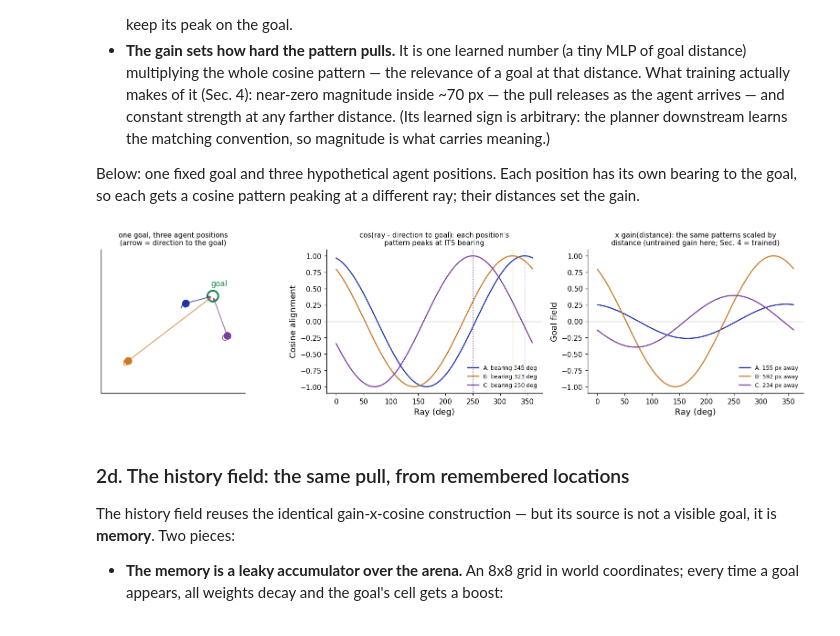
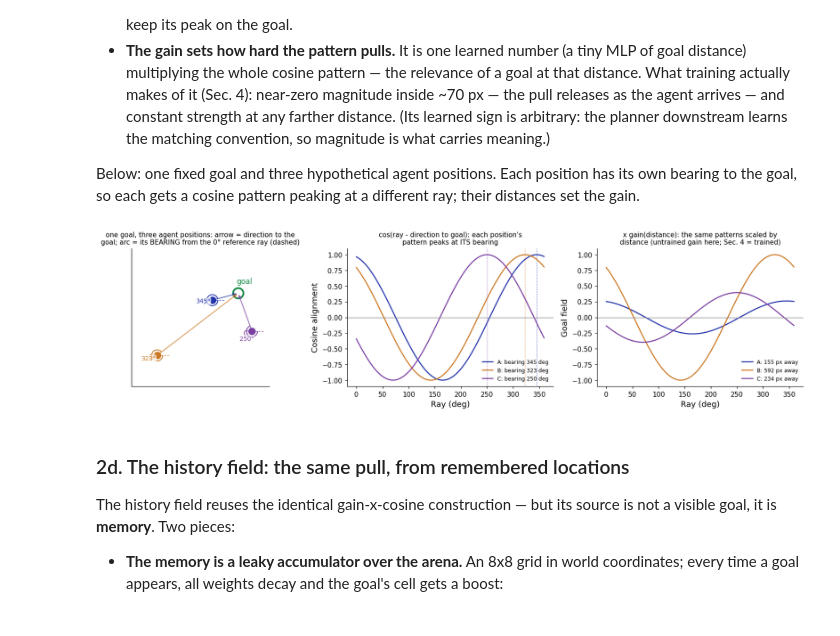
Before and after one commit to HanZhang-psych/Ego-Spatial-Sense, a Jupyter notebook: 2D-Escaping-Ball/tutorial_action_agent.ipynb, the cells around one changed output. Cells and saved outputs as stored; diff of their text form; code cells hidden in the pictures.

```diff
--- a/2D-Escaping-Ball/tutorial_action_agent.ipynb
+++ b/2D-Escaping-Ball/tutorial_action_agent.ipynb
@@ -217,6 +217,8 @@ Below: one fixed goal and three hypothetical agent positions. Each
 position has its own bearing to the goal, so each gets a cosine
 pattern peaking at a different ray; their distances set the gain.
 # %%
+from matplotlib.patches import Arc
+
 GOAL = (620, 260)
 agents = {"A (near)": (470, 300), "B (far)": (150, 620),
           "C (other side)": (700, 480)}
@@ -232,42 +234,54 @@ for name, (x, y) in agents.items():
     ax.annotate("", xy=GOAL, xytext=(x, y),
                 arrowprops=dict(arrowstyle="->", color=acolors[name],
                                 lw=1.4, alpha=0.7))
-    ax.annotate(name.split()[0], (x, y), (x - 30, y + 25),
+    ax.annotate(name.split()[0], (x, y), (x - 50, y + 25),
                 color=acolors[name], fontsize=11)
+    # the BEARING: the angle from the 0-deg reference ray (+x, dashed)
+    # around to the agent-to-goal direction
+    b = math.degrees(math.atan2(GOAL[1] - y, GOAL[0] - x)) % 360
+    ax.plot([x, x + 70], [y, y], color=acolors[name], lw=0.9, ls="--",
+            alpha=0.8)
+    ax.add_patch(Arc((x, y), 64, 64, angle=0, theta1=0, theta2=b,
+                     color=acolors[name], lw=1.3))
+    la = math.radians(b / 2)
+    ax.annotate(f"{b:.0f}°", (x + 52 * math.cos(la), y + 52 * math.sin(la)),
+                color=acolors[name], fontsize=9, ha="center", va="center",
+                bbox=dict(fc="white", ec="none", alpha=0.7, pad=0.5))
 ax.set_xlim(0, W); ax.set_ylim(0, H); ax.set_aspect(1)
 ax.invert_yaxis()
-ax.set_title("one goal, three agent positions\n(arrow = direction to the goal)",
+ax.set_title("one goal, three agent positions: arrow = direction to the\n"
+             "goal; arc = its BEARING from the 0° reference ray (dashed)",
              fontsize=10)
 ax.set_xticks([]); ax.set_yticks([])
 
 rays = np.arange(360)
 for name, (x, y) in agents.items():
     dx, dy = GOAL[0] - x, GOAL[1] - y
     dist = math.hypot(dx, dy)
     bearing = math.degrees(math.atan2(dy, dx)) % 360
     cosine = np.cos(np.deg2rad(rays - bearing))
     axes[1].plot(rays, cosine, color=acolors[name], lw=1.6,
                  label=f"{name.split()[0]}: bearing {bearing:.0f} deg")
     axes[1].axvline(bearing, color=acolors[name], lw=0.8, ls=":")
     with torch.no_grad():
         g = demo.goal_gain(torch.tensor([[dist / demo.sensing_range]]))
     axes[2].plot(rays, (g.item() * cosine), color=acolors[name], lw=1.6,
                  label=f"{name.split()[0]}: {dist:.0f} px away")
 axes[1].axhline(0, color=C_GRAY, lw=0.8)
 axes[1].set_xlabel("Ray (deg)"); axes[1].set_ylabel("Cosine alignment")
 axes[1].set_title("cos(ray - direction to goal): each position's\n"
                   "pattern peaks at ITS bearing", fontsize=10)
 axes[1].legend(fontsize=8)
 axes[2].axhline(0, color=C_GRAY, lw=0.8)
 axes[2].set_xlabel("Ray (deg)"); axes[2].set_ylabel("Goal field")
 axes[2].set_title("x gain(distance): the same patterns scaled by\n"
                   "distance (untrained gain here; Sec. 4 = trained)",
                   fontsize=10)
 axes[2].legend(fontsize=8)
 plt.tight_layout()
 plt.show()
 # %% [output]
-[figure, old version]
+[figure, new version]
 # %% [markdown]
 ### 2d. The history field: the same pull, from remembered locations
 
```
Also changed, not shown: parts of 1 cell of this notebook.
